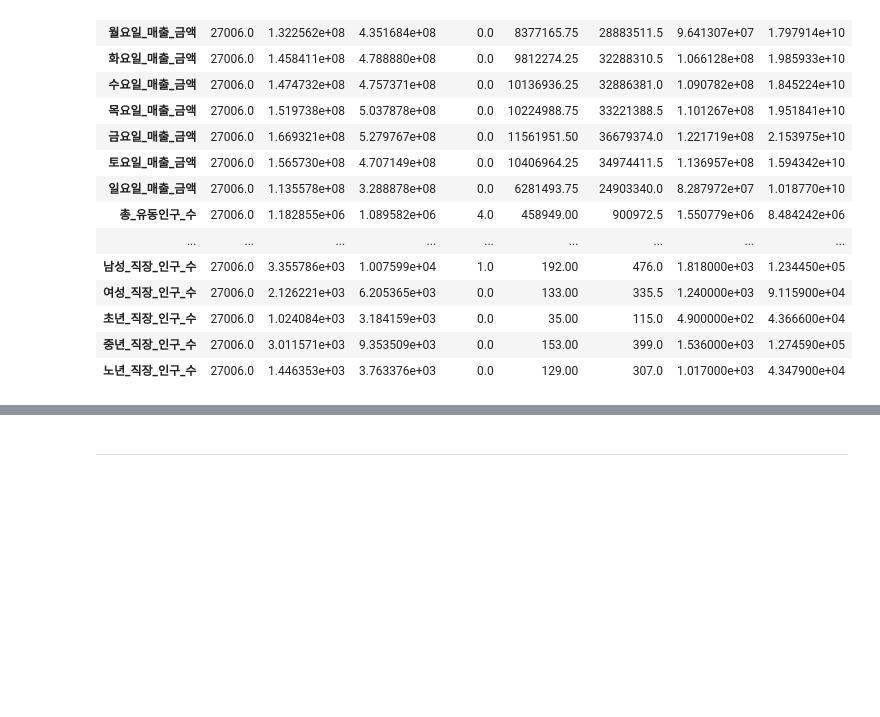
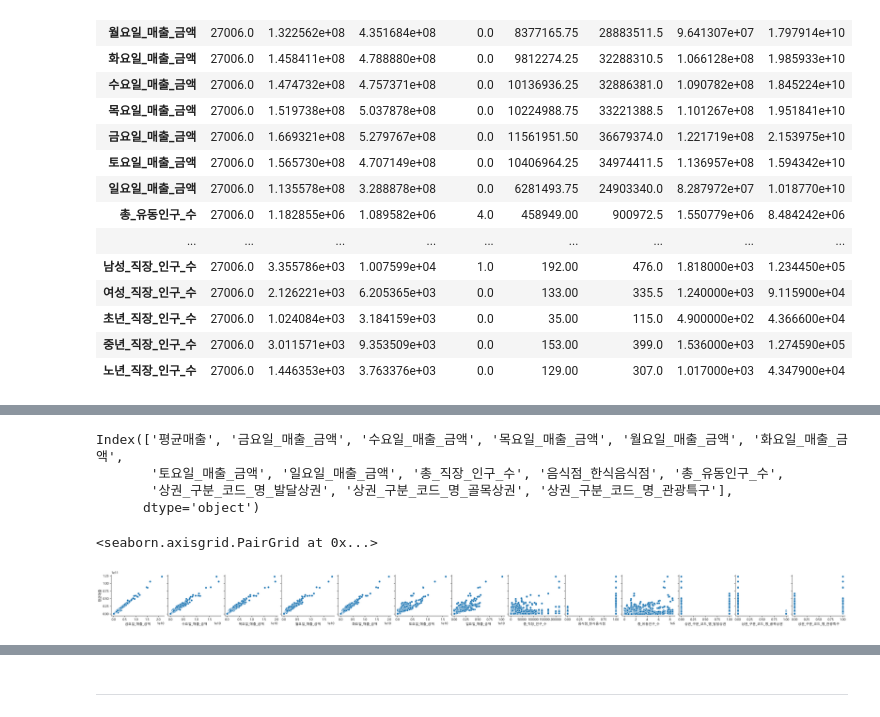
Before and after one commit to itsjulianjeong/supervised_team_project, a Jupyter notebook: notebook/seoul_sales.ipynb, the cells around one changed output, grey strips where cells are left out. Saved outputs shown, nothing was run; the diff lists cells and outputs as text; code cells hidden in the pictures; blank space fills up the shorter version.

```diff
--- a/notebook/seoul_sales.ipynb
+++ b/notebook/seoul_sales.ipynb
@@ -580,0 +643,5 @@ seoul.describe().T
+# %%
+corr_mat=seoul_copy.corr()
+correlation_mat = corr_mat.corr()["평균매출"].abs()
+correlation_mat_sorted = correlation_mat.sort_values(ascending=False)
+correlation_mat_sorted
@@ -580,0 +666,3 @@ seoul.describe().T
+# %%
+idx=correlation_mat_sorted[0:14].index
+idx
@@ -580,0 +674,3 @@ seoul.describe().T
+# %%
+seoul_corr=seoul[idx]
+seoul_corr.info()
@@ -580,0 +709,16 @@ seoul.describe().T
+# %%
+seoul_corr.columns
+# %% [output]
+Index(['평균매출', '금요일_매출_금액', '수요일_매출_금액', '목요일_매출_금액', '월요일_매출_금액', '화요일_매출_금액',
+       '토요일_매출_금액', '일요일_매출_금액', '총_직장_인구_수', '음식점_한식음식점', '총_유동인구_수',
+       '상권_구분_코드_명_발달상권', '상권_구분_코드_명_골목상권', '상권_구분_코드_명_관광특구'],
+      dtype='object')
+# %%
+col=['금요일_매출_금액', '수요일_매출_금액', '목요일_매출_금액', '월요일_매출_금액', '화요일_매출_금액',
+       '토요일_매출_금액', '일요일_매출_금액', '총_직장_인구_수', '음식점_한식음식점', '총_유동인구_수',
+       '상권_구분_코드_명_발달상권', '상권_구분_코드_명_골목상권', '상권_구분_코드_명_관광특구']
+# %%
+sns.pairplot(data=seoul_corr, x_vars=col, y_vars="평균매출")
+# %% [output]
+<seaborn.axisgrid.PairGrid at 0x...>
+[figure, added]
```
Also changed, not shown: parts of 40 cells of this notebook.
